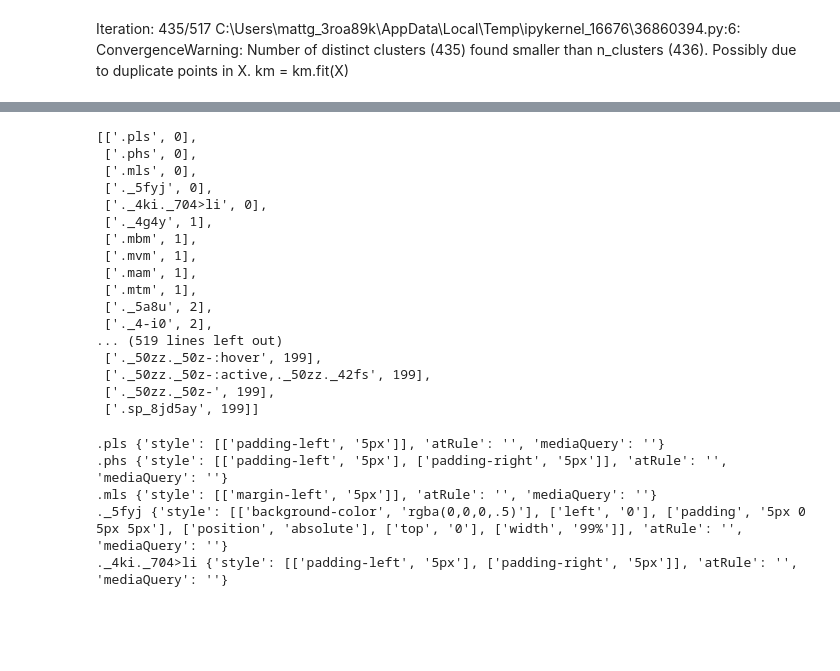
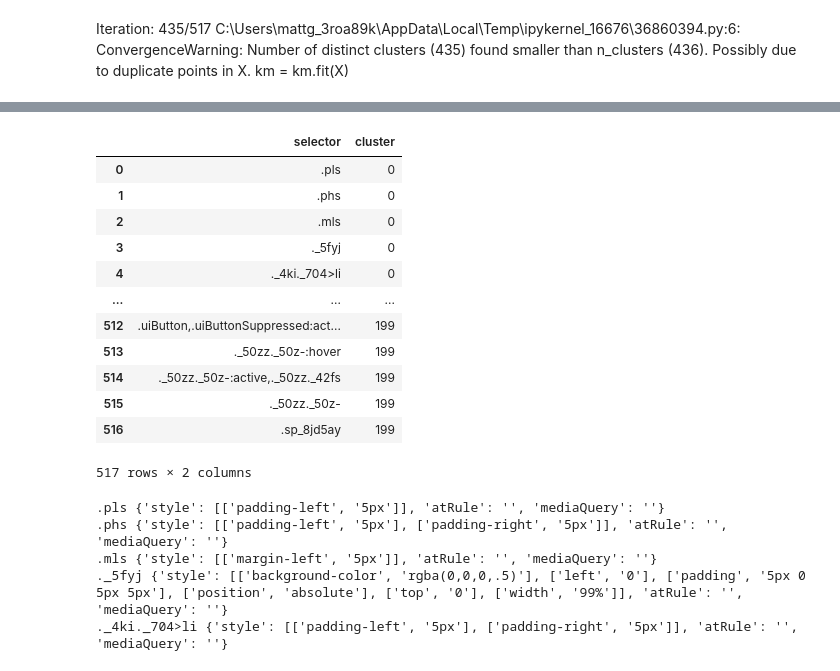
Before and after one commit to LGXprod/css-refactor-tool, a Jupyter notebook: clustering-refactor.ipynb, the cells around one changed output, grey strips where cells are left out. Saved outputs shown, nothing was run; the diff lists cells and outputs as text; code cells hidden in the pictures; blank space fills up the shorter version.

Commit message:
Combined styles using results from kmeans clustering

```diff
--- a/clustering-refactor.ipynb
+++ b/clustering-refactor.ipynb
@@ -228,3 +225,5 @@ X = vectorizer.fit_transform(testStyles)
+# %%
+runKmeans = False
 # %% [markdown]
 Iteration: 435/517
 C:\Users\mattg_3roa89k\AppData\Local\Temp\ipykernel_16676\36860394.py:6: ConvergenceWarning: Number of distinct clusters (435) found smaller than n_clusters (436). Possibly due to duplicate points in X.
@@ -278,20 +231,51 @@ print(selector_styles_df)
+# %%
+selector_styles_df = None
+
+if runKmeans:
+    vectorizer = TfidfVectorizer(stop_words={'english'})
+    X = vectorizer.fit_transform(testStyles)
+
+    Sum_of_squared_distances = []
+    K = range(2,435)
+
+    for k in K:
+        km = KMeans(n_clusters=k, max_iter=150, n_init=10)
+        km = km.fit(X)
+        Sum_of_squared_distances.append(km.inertia_)
+        print(f"Iteration: {k}/435", end="\r")
+
+    plt.plot(K, Sum_of_squared_distances, 'bx-')
+    plt.xlabel('k')
+    plt.ylabel('Sum_of_squared_distances')
+    plt.title('Elbow Method For Optimal k')
+    plt.show()
+
+    # rerunning this without the above cells will change the output values
+    selector = list(testStyleMap.keys())
+
+    true_k = 200
+    model = KMeans(n_clusters=true_k, init='k-means++', max_iter=200, n_init=10)
+    model.fit(X)
+    labels = model.labels_
+
+    selector_styles_df = pd.DataFrame(list(zip(selector,labels)),columns=['selector','cluster'])
+    selector_styles_df = selector_styles_df.sort_values(by=['cluster'])
+else:
+    selector_styles_df = pd.read_json("selectors-clustered.json")
+    selector_styles_df.columns = ['selector','cluster']
 # %%
-selector_styles_df.values.tolist()
+selector_styles_df
 # %% [output]
+|  | selector | cluster |
+| 0 | .pls | 0 |
+| 1 | .phs | 0 |
+| 2 | .mls | 0 |
+| 3 | ._5fyj | 0 |
+| 4 | ._4ki._704>li | 0 |
+| ... | ... | ... |
+| 512 | .uiButton,.uiButtonSuppressed:act... | 199 |
+| 513 | ._50zz._50z-:hover | 199 |
+| 514 | ._50zz._50z-:active,._50zz._42fs | 199 |
+| 515 | ._50zz._50z- | 199 |
+| 516 | .sp_8jd5ay | 199 |
-[['.pls', 0],
- ['.phs', 0],
- ['.mls', 0],
- ['._5fyj', 0],
- ['._4ki._704>li', 0],
- ['._4g4y', 1],
- ['.mbm', 1],
- ['.mvm', 1],
- ['.mam', 1],
- ['.mtm', 1],
- ['._5a8u', 2],
- ['._4-i0', 2],
-... (519 lines left out)
- ['._50zz._50z-:hover', 199],
- ['._50zz._50z-:active,._50zz._42fs', 199],
- ['._50zz._50z-', 199],
- ['.sp_8jd5ay', 199]]
+517 rows × 2 columns
```
Also changed, not shown: parts of 13 cells of this notebook.
